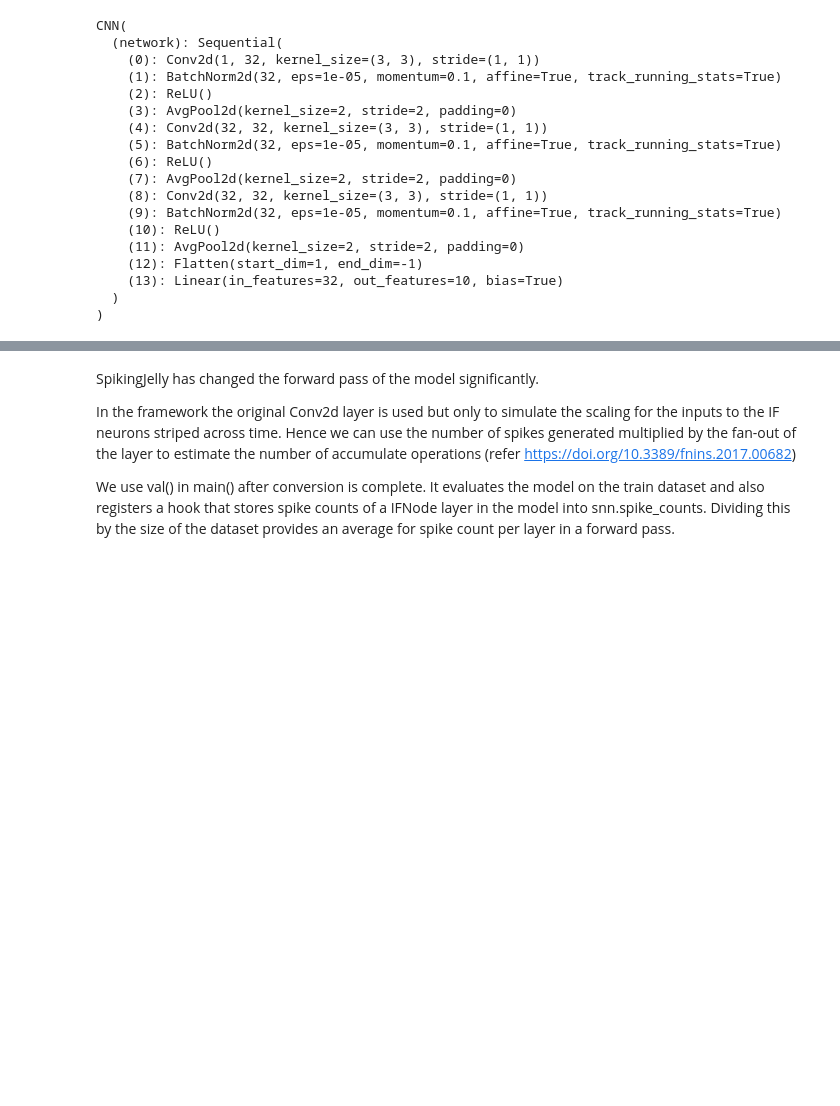
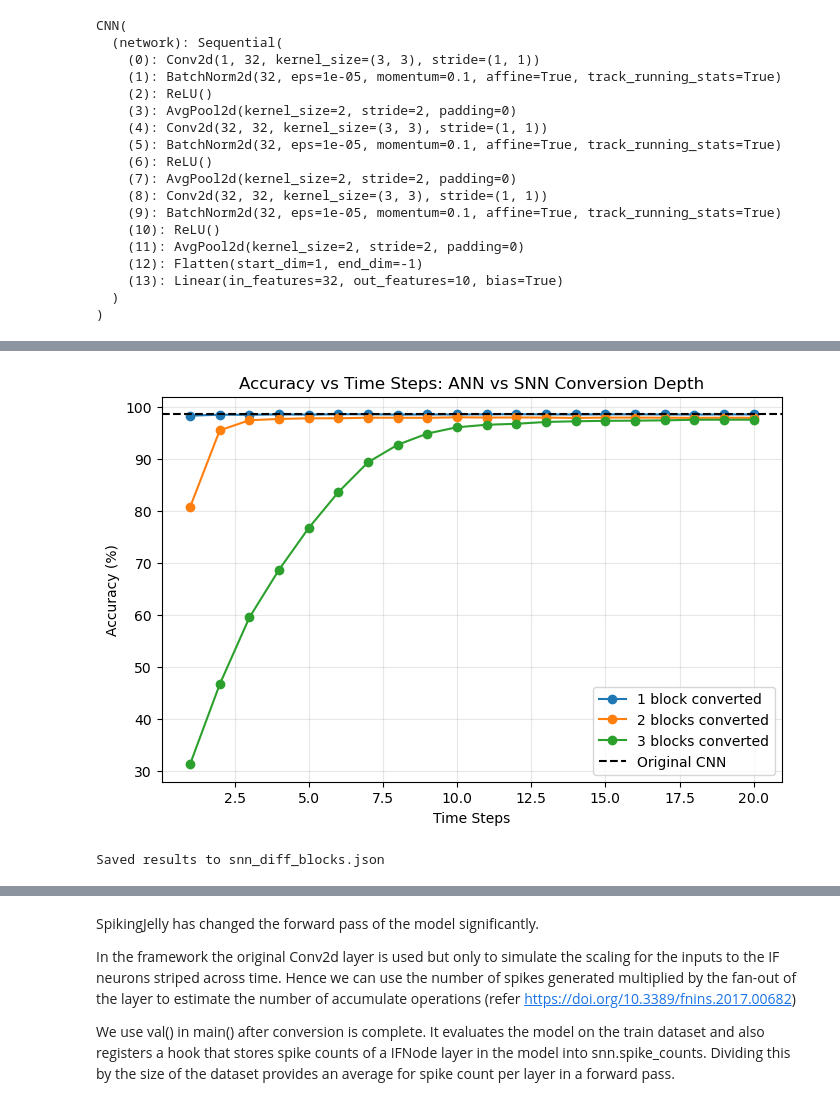
Before and after one commit to karunya08/CS6886_A3, a Jupyter notebook: Assignment 4 - Simulating a converted SNN.ipynb, the cells around one changed output, grey strips where cells are left out. Cells and saved outputs as stored; diff of their text form; code cells hidden in the pictures; blank space fills up the shorter version.

```diff
--- a/Assignment 4 - Simulating a converted SNN.ipynb
+++ b/Assignment 4 - Simulating a converted SNN.ipynb
@@ -97,0 +351,21 @@ Now let us look at the converted model.
+# %%
+split_configs = {
+    "1 block converted": 8,
+    "2 blocks converted": 4,
+    "3 blocks converted": 0,
+}
+
+results = {}
+for name, split_index in split_configs.items():
+    backbone = model.network[:split_index]
+    head = model.network[split_index:]
+    snn_head, vals = snn.main(
+        eval_fn=snn.val,
+        backbone=backbone,
+        head=head,
+        conversion=snn.conversion_job,
+        download_dataset=download_dataset,
+        device='cuda',
+        dataset_dir=dataset_dir
+    )
+    results[name] = np.array(vals)
@@ -98,3 +382,33 @@ Now let us look at the converted model.
+# %%
+plt.figure(figsize=(8,5))
+
+for name, vals in results.items():
+    time_steps = np.arange(1, len(vals) + 1)
+    plt.plot(time_steps, vals * 100, marker='o', label=name)
+
+# flat baseline for the original, unconverted CNN
+plt.axhline(y=original_acc * 100, color='black', linestyle='--', label='Original CNN')
+
+plt.xlabel("Time Steps")
+plt.ylabel("Accuracy (%)")
+plt.title("Accuracy vs Time Steps: ANN vs SNN Conversion Depth")
+plt.legend()
+plt.grid(True, alpha=0.3)
+plt.show()
+# %% [output]
+[figure, added]
+# %%
+results_diff_blocks = {
+    name: (vals.tolist() if hasattr(vals, "tolist") else list(vals))
+    for name, vals in results.items()
+}
+
+with open("snn_diff_blocks.json", "w") as f:
+    json.dump(results_diff_blocks, f, indent=2)
+
+print("Saved results to snn_diff_blocks.json")
+# %% [output]
+Saved results to snn_diff_blocks.json
 # %%
 print(snn_head)
 # %% [output]
```
Also changed, not shown: parts of 37 cells of this notebook, 5 other files.
